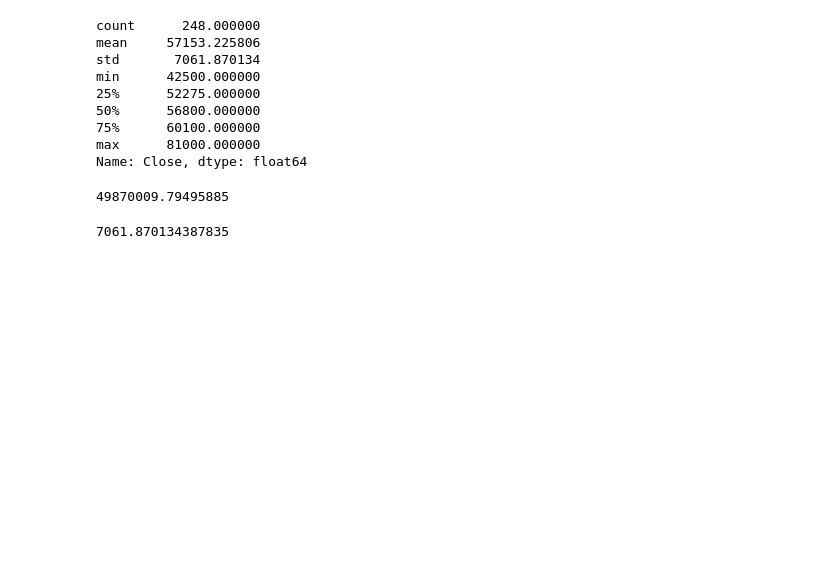
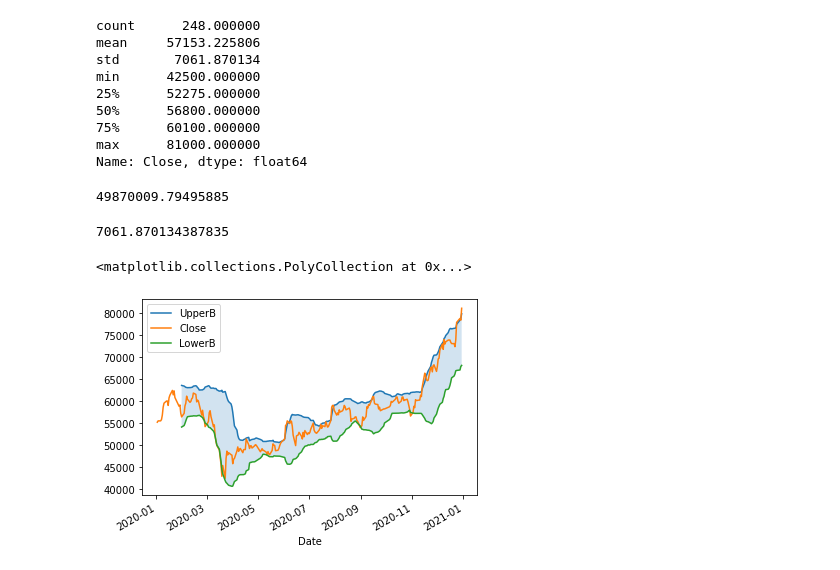
Before and after one commit to SanghunYun95/Finding_signal_and_noise, a Jupyter notebook: standard deviation.ipynb, the cells around one changed output. Cells and saved outputs as stored; diff of their text form; code cells hidden in the pictures; blank space fills up the shorter version.

```diff
--- a/standard deviation.ipynb
+++ b/standard deviation.ipynb
@@ -53,3 +40,16 @@ df['Close'].var()
 df['Close'].std()
 # %% [output]
 7061.870134387835
+# %%
+df['stddev'] = df['Close'].rolling(20).std()
+df['UpperB'] = df['MA20'] + (df['stddev'] * 2)
+df['LowerB'] = df['MA20'] - (df['stddev'] * 2)
+# %%
+df[['UpperB', 'Close', 'LowerB']].plot()
+plt.fill_between(df.index, df.LowerB, df.UpperB, alpha=0.2)
+
+# UpperB와 LowerB를 벗어나는 값은
+# 2표준편차 약 95%를 벗어나는 값이다
+# %% [output]
+<matplotlib.collections.PolyCollection at 0x...>
+[figure, added]
```
Also changed, not shown: parts of 3 cells of this notebook, 1 other file.
